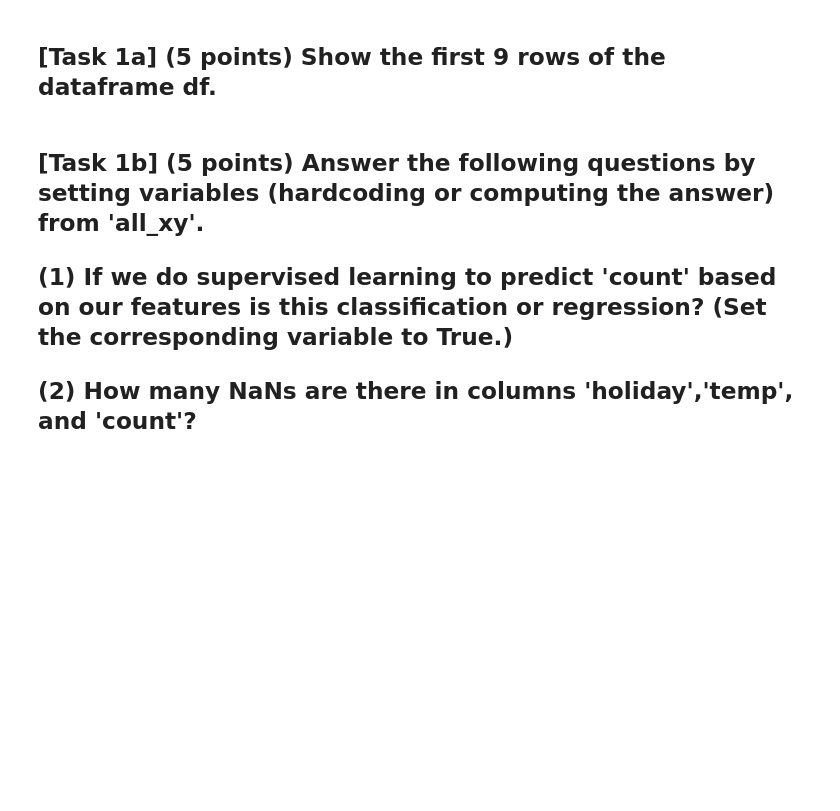
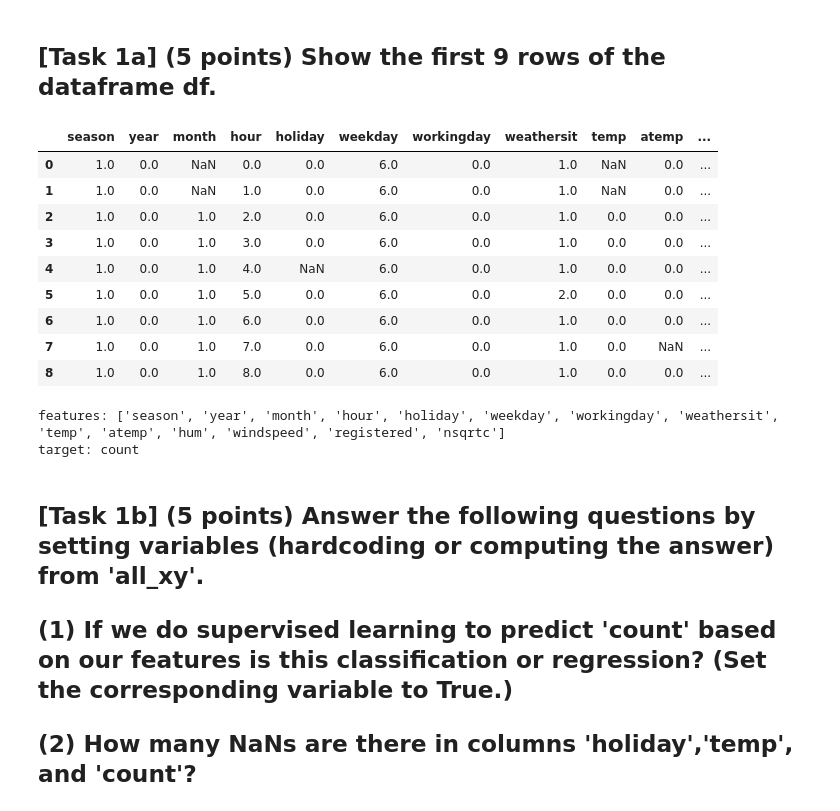
Before and after one commit to tikaharu-sharma/Machine-Learning-Engineering, a Jupyter notebook: hw2.ipynb, the cells around one changed output. Saved outputs shown, nothing was run; the diff lists cells and outputs as text; code cells hidden in the pictures; blank space fills up the shorter version.

```diff
--- a/hw2.ipynb
+++ b/hw2.ipynb
@@ -87,9 +93,8 @@ assert seed == 42
 # %%
 """Fill in the path to the directory where 'bikesharehour.csv.gz' is located.
 """
-data_root = '<relative or absolute path to directory>' #put the path here
+data_root = 'data' #put the path here
 # YOUR CODE HERE
-raise NotImplementedError()
 # %%
 
 dataset_fp = os.path.join(data_root, 'bikesharehour.csv.gz')
@@ -106,9 +129,20 @@ df.info()
 # %%
 """Put your code here.
 """
 ## what does the data look like?
 # YOUR CODE HERE
-raise NotImplementedError()
+df.head(9)
+# %% [output]
+|  | season | year | month | hour | holiday | weekday | workingday | weathersit | temp | atemp | ... |
+| 0 | 1.0 | 0.0 | NaN | 0.0 | 0.0 | 6.0 | 0.0 | 1.0 | NaN | 0.0 | ... |
+| 1 | 1.0 | 0.0 | NaN | 1.0 | 0.0 | 6.0 | 0.0 | 1.0 | NaN | 0.0 | ... |
+| 2 | 1.0 | 0.0 | 1.0 | 2.0 | 0.0 | 6.0 | 0.0 | 1.0 | 0.0 | 0.0 | ... |
+| 3 | 1.0 | 0.0 | 1.0 | 3.0 | 0.0 | 6.0 | 0.0 | 1.0 | 0.0 | 0.0 | ... |
+| 4 | 1.0 | 0.0 | 1.0 | 4.0 | NaN | 6.0 | 0.0 | 1.0 | 0.0 | 0.0 | ... |
+| 5 | 1.0 | 0.0 | 1.0 | 5.0 | 0.0 | 6.0 | 0.0 | 2.0 | 0.0 | 0.0 | ... |
+| 6 | 1.0 | 0.0 | 1.0 | 6.0 | 0.0 | 6.0 | 0.0 | 1.0 | 0.0 | 0.0 | ... |
+| 7 | 1.0 | 0.0 | 1.0 | 7.0 | 0.0 | 6.0 | 0.0 | 1.0 | 0.0 | NaN | ... |
+| 8 | 1.0 | 0.0 | 1.0 | 8.0 | 0.0 | 6.0 | 0.0 | 1.0 | 0.0 | 0.0 | ... |
 # %%
 # grab all the data as a numpy matrix
 all_xy = df.to_numpy()
@@ -120,6 +154,9 @@ target = col_names[-1]
 # what are the features and what is the target?
 print(f"features: {features}")
 print(f"target: {target}")
+# %% [output]
+features: ['season', 'year', 'month', 'hour', 'holiday', 'weekday', 'workingday', 'weathersit', 'temp', 'atemp', 'hum', 'windspeed', 'registered', 'nsqrtc']
+target: count
 # %% [markdown]
 ## [Task 1b] (5 points) Answer the following questions by setting variables (hardcoding or computing the answer) from 'all_xy'.
 ## (1) If we do supervised learning to predict 'count' based on our features is this classification or regression? (Set the corresponding variable to True.)
```
Also changed, not shown: parts of 4 cells of this notebook.
